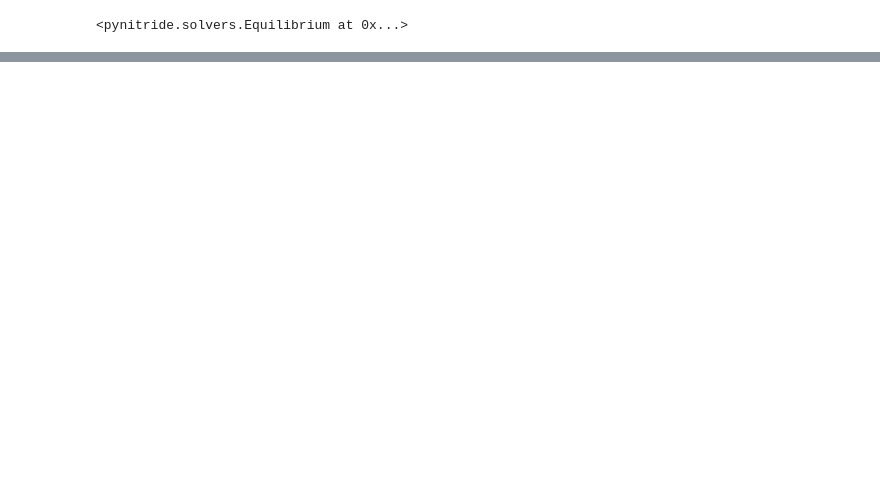
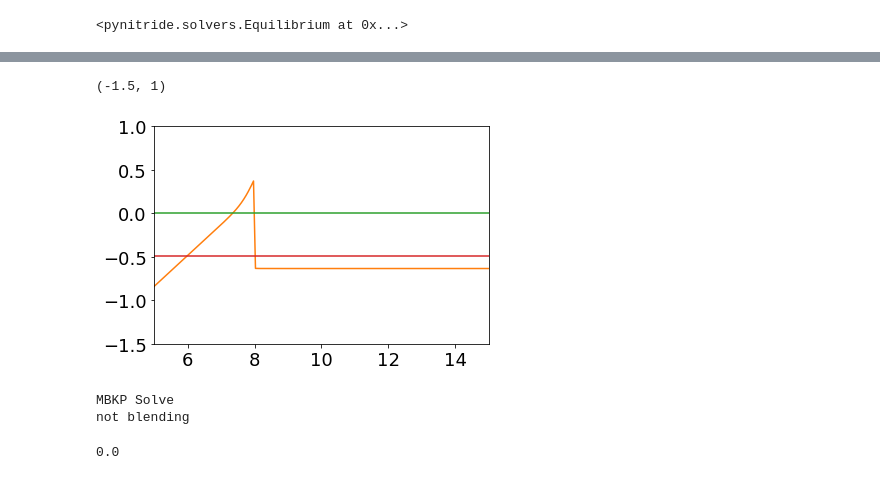
Before and after one commit to samueljamesbader/PyNitride, a Jupyter notebook: examples/Untitled3.ipynb, the cells around one changed output, grey strips where cells are left out. Drawn from its saved outputs; the diff is of its cells as text; code cells hidden in the pictures; blank space fills up the shorter version.

```diff
--- a/examples/Untitled3.ipynb
+++ b/examples/Untitled3.ipynb
@@ -375,14 +285,27 @@ plt.xlim(0,20)
 # %%
 plt.figure()
 plt.plot(m.zp,m.Ec)
 plt.plot(m.zp,m.Ev)
 plt.plot(m.zp,m.EF)
 
-plt.plot
+plt.plot(scm.zp,scm.kpen[14,12].T)
 
 #plt.twinx()
 #plt.plot(m.zp,m.p/(1/cm**3),'--')
 #plt.plot(m.zp,m.n/(1/cm**3),'--')
 #plt.yscale('log')
 #plt.ylim(1e14,1e23)
-#plt.xlim(0,20)
+plt.xlim(5,15)
+plt.ylim(-1.5,1)
+# %% [output]
+(-1.5, 1)
+[figure, added]
+# %%
+mbkp.solve()
+# %% [output]
+MBKP Solve
+not blending
+# %%
+np.max(np.abs(mbkp._H[10][:12,:12].todense()-mbkp._H[10][:12,:12].todense().H))
+# %% [output]
+0.0
```
Also changed, not shown: parts of 36 cells of this notebook, 20 other files.
